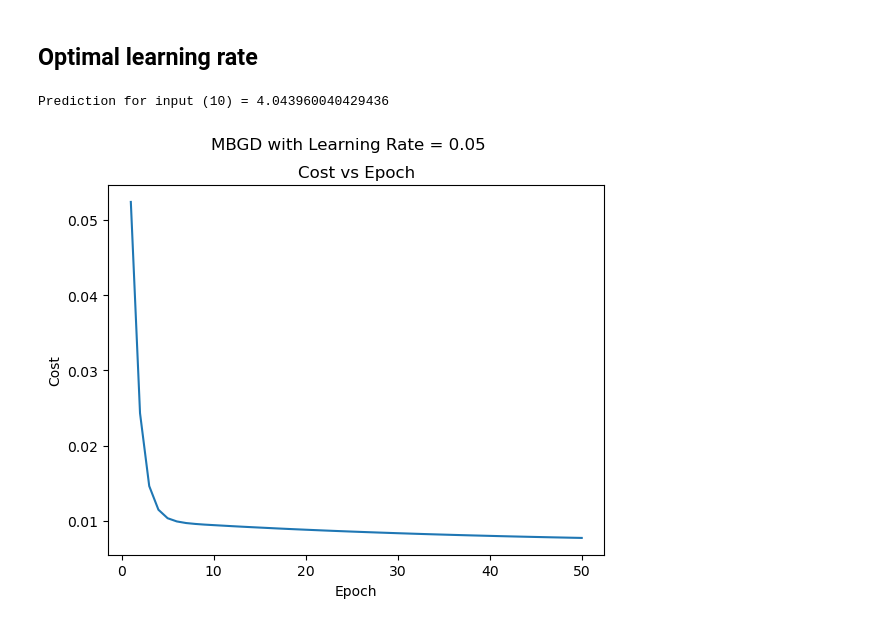
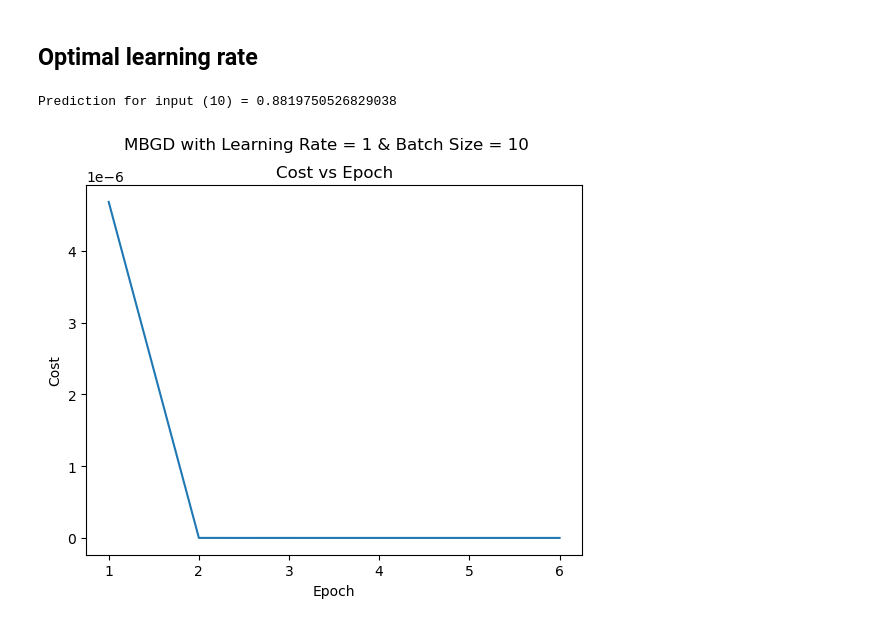
Before and after one commit to neo-the-one786/ML-Algos-Handcrafted-Implementation, a Jupyter notebook: Linear Regression/models/LinearRegression.ipynb, the cells around one changed output. Cells and saved outputs as stored; diff of their text form; code cells hidden in the pictures.

```diff
--- a/Linear Regression/models/LinearRegression.ipynb
+++ b/Linear Regression/models/LinearRegression.ipynb
@@ -121,7 +121,7 @@ model.plotCost(epochs=50, subtitle=f"BGD with Learning Rate = {lr}")
 # %%
 lr = 0.5
 model = LinearRegression()
-model.sgdFit(xNorm, yNorm, epochs=50, learning_rate=lr)
+model.fit(xNorm, yNorm, epochs=50, learning_rate=lr, shuffle=True)
 yHat = model.predict(10)
 print("Prediction for input (10) =", yHat)
 # %% [output]
@@ -133,9 +133,9 @@ model.plotCost(epochs=50, subtitle=f"SGD with Learning Rate = {lr}")
 # %% [markdown]
 ## Optimal learning rate
 # %%
-lr = 0.005
+lr = 0.9
 model = LinearRegression()
-model.sgdFit(xNorm, yNorm, epochs=50, learning_rate=lr)
+model.fit(xNorm, yNorm, epochs=50, learning_rate=lr, shuffle=True)
 yHat = model.predict(10)
 print("Prediction for input (10) =", yHat)
 # %% [output]
@@ -150,8 +150,9 @@ model.plotCost(epochs=50, subtitle=f"SGD with Learning Rate = {lr}")
 ## Same Learning Rate as BGD
 # %%
 lr = 0.5
+bat = 10
 model = LinearRegression()
-model.mbgdFit(xNorm, yNorm, epochs=50, batch_size=10, learning_rate=lr)
+model.fit(xNorm, yNorm, epochs=50, batch_size=bat, learning_rate=lr, shuffle=True)
 yHat = model.predict(10)
 print("Prediction for input (10) =", yHat)
 # %% [output]
@@ -163,14 +164,15 @@ model.plotCost(epochs=50, subtitle=f"MBGD with Learning Rate = {lr}")
 # %% [markdown]
 ## Optimal learning rate
 # %%
-lr = 0.05
+lr = 1
+bat = 10
 model = LinearRegression()
-model.mbgdFit(xNorm, yNorm, epochs=50, batch_size=10, learning_rate=lr)
+model.fit(xNorm, yNorm, epochs=50, batch_size=bat, learning_rate=lr, shuffle=True)
 yHat = model.predict(10)
 print("Prediction for input (10) =", yHat)
 # %% [output]
-Prediction for input (10) = 4.043960040429436
+Prediction for input (10) = 0.8819750526829038
 # %%
-model.plotCost(epochs=50, subtitle=f"MBGD with Learning Rate = {lr}")
+model.plotCost(subtitle=f"MBGD with Learning Rate = {lr} & Batch Size = {bat}")
 # %% [output]
-[figure, old version]
+[figure, new version]
```
Also changed, not shown: parts of 12 cells of this notebook, 3 other files.
